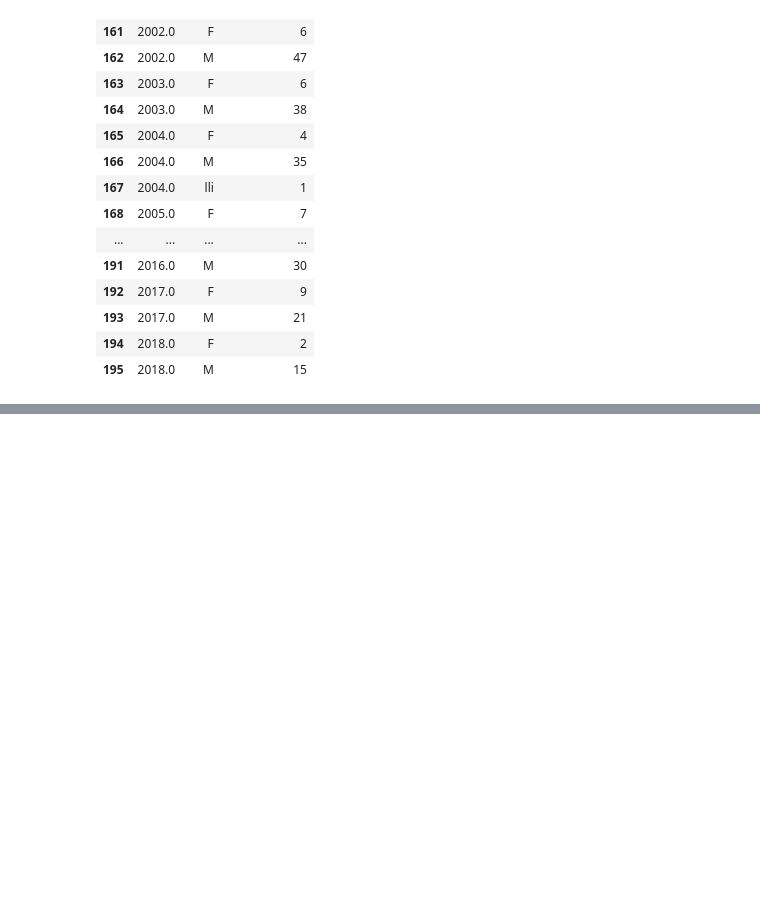
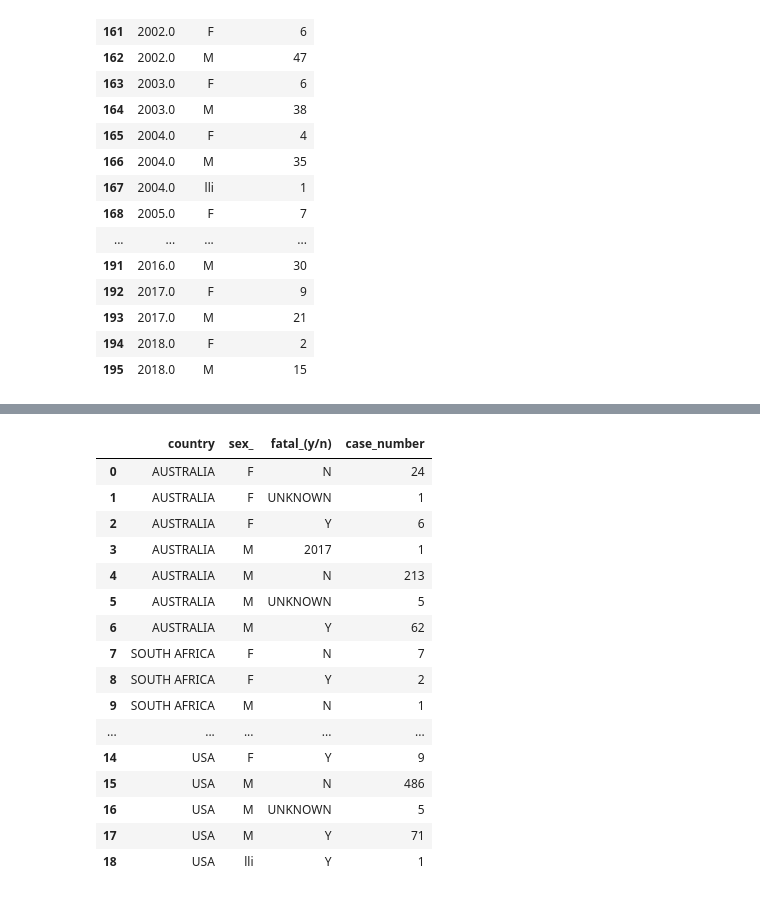
Before and after one commit to Adalab/Adalab-DA-promo-b-modulo-2-sprint-1-Ariana-Vero, a Jupyter notebook: Pandas/pandas6/Pandas6.ipynb, the cells around one changed output, grey strips where cells are left out. Drawn from its saved outputs; the diff is of its cells as text; code cells hidden in the pictures; blank space fills up the shorter version.

```diff
--- a/Pandas/pandas6/Pandas6.ipynb
+++ b/Pandas/pandas6/Pandas6.ipynb
@@ -96,2 +94,23 @@ dfa = df[paises & letales]
 # %%
 #Usando el DataFrame creado en el ejercicio anterior. ¿En qué país hubo más ataques?
+
+por_pais = paises.groupby(['country',"sex_",'fatal_(y/n)'])['case_number'].count().reset_index() #Ataques por país
+por_pais
+# %% [output]
+|  | country | sex_ | fatal_(y/n) | case_number |
+| 0 | AUSTRALIA | F | N | 24 |
+| 1 | AUSTRALIA | F | UNKNOWN | 1 |
+| 2 | AUSTRALIA | F | Y | 6 |
+| 3 | AUSTRALIA | M | 2017 | 1 |
+| 4 | AUSTRALIA | M | N | 213 |
+| 5 | AUSTRALIA | M | UNKNOWN | 5 |
+| 6 | AUSTRALIA | M | Y | 62 |
+| 7 | SOUTH AFRICA | F | N | 7 |
+| 8 | SOUTH AFRICA | F | Y | 2 |
+| 9 | SOUTH AFRICA | M | N | 1 |
+| ... | ... | ... | ... | ... |
+| 14 | USA | F | Y | 9 |
+| 15 | USA | M | N | 486 |
+| 16 | USA | M | UNKNOWN | 5 |
+| 17 | USA | M | Y | 71 |
+| 18 | USA | lli | Y | 1 |
```
Also changed, not shown: parts of 4 cells of this notebook.
